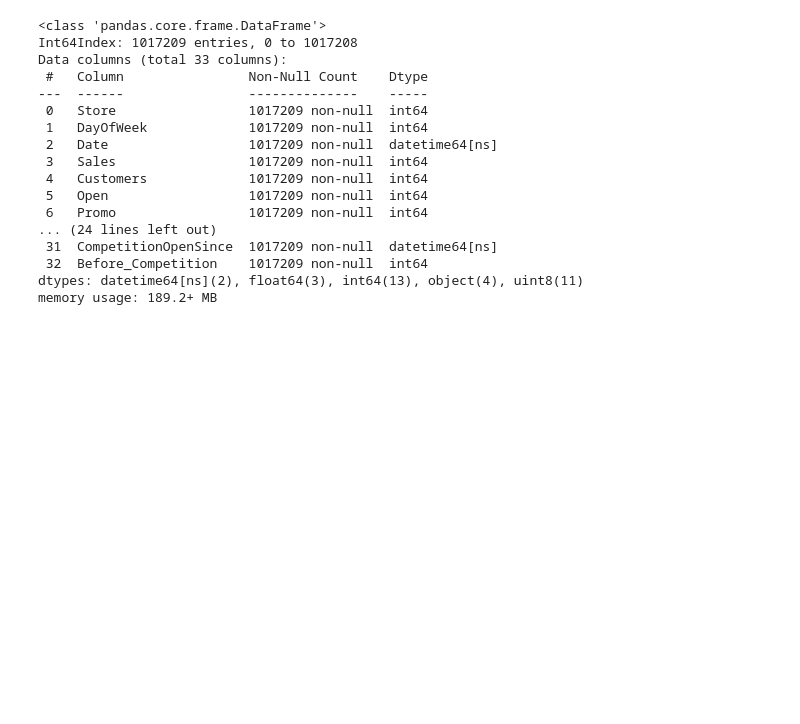
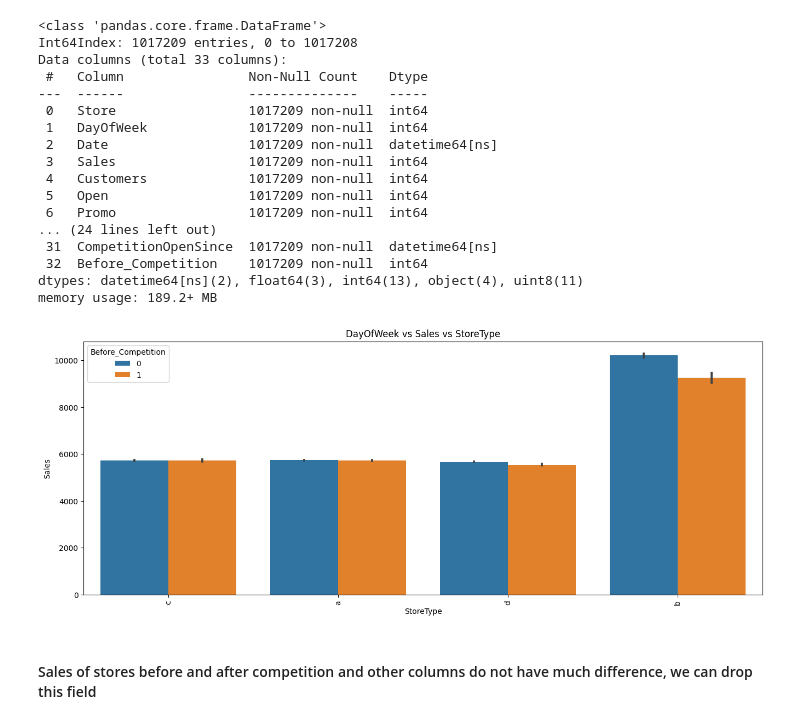
Before and after one commit to VishalKamde/Regression-project, a Jupyter notebook: Regression_analysis_on_Rossmann_Store_sales_Dataset_by_Vishal_Kamde_.ipynb, the cells around one changed output. Cells and saved outputs as stored; diff of their text form; code cells hidden in the pictures; blank space fills up the shorter version.

```diff
--- a/Regression_analysis_on_Rossmann_Store_sales_Dataset_by_Vishal_Kamde_.ipynb
+++ b/Regression_analysis_on_Rossmann_Store_sales_Dataset_by_Vishal_Kamde_.ipynb
@@ -817,3 +817,15 @@ Data columns (total 33 columns):
  32  Before_Competition    1017209 non-null  int64
 dtypes: datetime64[ns](2), float64(3), int64(13), object(4), uint8(11)
 memory usage: 189.2+ MB
+# %%
+# Checking co-relation between StoreType vs Sales vs Before_Competition
+
+plt.figure(figsize=(16, 6))
+sns.barplot(x='StoreType',y='Sales',hue='Before_Competition',data=df)
+plt.title("DayOfWeek vs Sales vs StoreType")
+plt.xticks(rotation = 90)
+plt.show()
+# %% [output]
+[figure, added]
+# %% [markdown]
+#### Sales of stores before and after competition and other columns do not have much difference, we can drop this field
```
Also changed, not shown: parts of 58 cells of this notebook.
